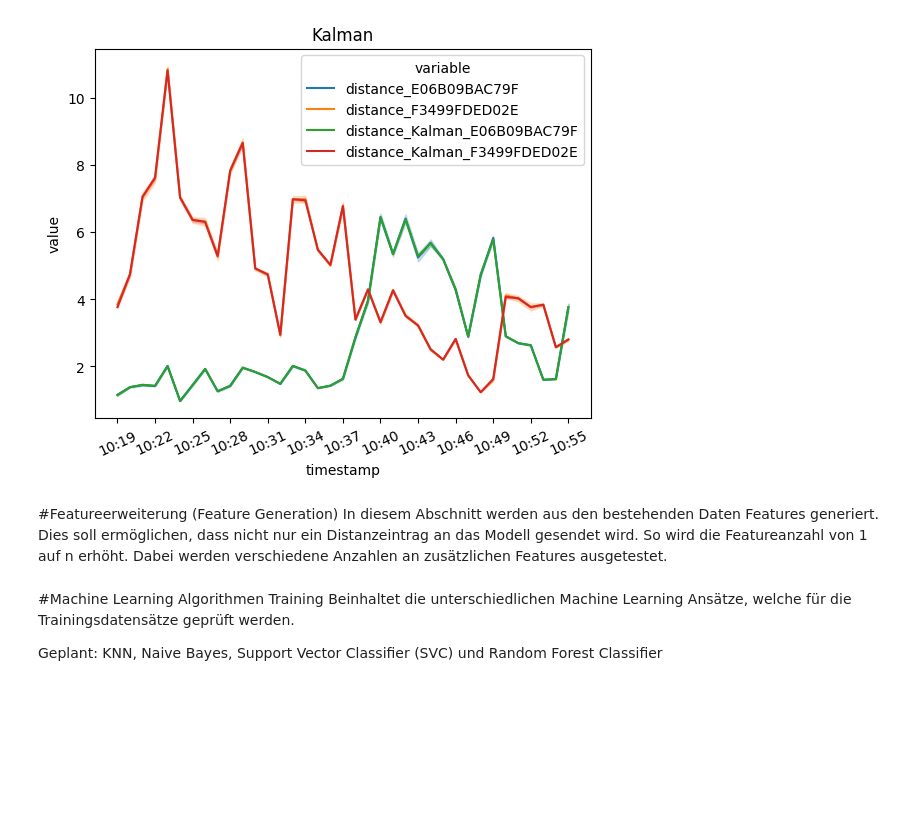
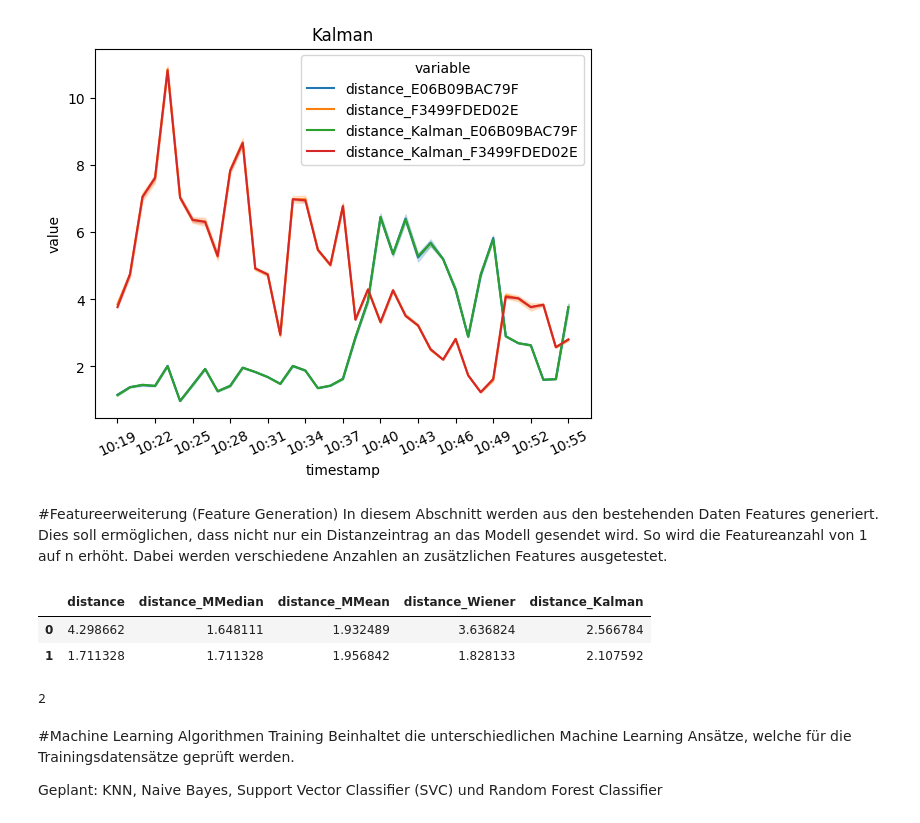
Before and after one commit to wagneced/IndoorTrackingML, a Jupyter notebook: IndoorTrackingML.ipynb, the cells around one changed output. Drawn from its saved outputs; the diff is of its cells as text; code cells hidden in the pictures; blank space fills up the shorter version.

Commit message:
Performance optimation (Feature Generation)
Enhancing of current solution for feature generating

```diff
--- a/IndoorTrackingML.ipynb
+++ b/IndoorTrackingML.ipynb
@@ -396,44 +396,3 @@ for key in dict_filter_distance_columns.keys():
 #Featureerweiterung (Feature Generation)
 In diesem Abschnitt werden aus den bestehenden Daten Features generiert. Dies soll ermöglichen, dass nicht nur ein Distanzeintrag an das Modell gesendet wird. So wird die Featureanzahl von 1 auf n erhöht.
 Dabei werden verschiedene Anzahlen an zusätzlichen Features ausgetestet.
-# %%
-#Just odd numbers as previos and following values are used for feature extension
-enlargement_size = 10
-featureCols = list(dict_filter_distance_columns.values())
-
-newDf = pd.DataFrame()
-
-for key in masterDict.keys():
-  df = masterDict.get(key).get('data')
-  for majorminor in df.majorminor.unique():
-
-    tempDf = df.loc[df.majorminor == majorminor].copy().reset_index()
-
-    lowerBoundry = enlargement_size
-    upperBoundry = len(tempDf)
-
-
-    for currentPosIndex in range(lowerBoundry,upperBoundry):
-      refTimestamp = tempDf.iloc[currentPosIndex].timestamp
-      refInRoom = tempDf.iloc[currentPosIndex].InRoom
-
-      for index in range(1,enlargement_size+1):
-
-        additionalFeatureIndex = currentPosIndex - index
-        #Abort current iteration as it should just use reference points within same label (InRoom)
-        if (refInRoom != tempDf.iloc[additionalFeatureIndex].InRoom):
-          continue
-        timediff = tempDf.iloc[additionalFeatureIndex].timestamp - refTimestamp
-
-        additonalCols = [sub +'-prev'+str(index) for sub in featureCols]
-        distances = tempDf.loc[tempDf.index == additionalFeatureIndex,featureCols]
-
-        tempDf.loc[tempDf.index == currentPosIndex,additonalCols] = distances.to_numpy()
-        tempDf.loc[tempDf.index == currentPosIndex,['timediff-prev'+str(index)]] = timediff
-    tempDf = tempDf.dropna()
-    if len(newDf) > 0:
-      newDf = pd.concat([newDf, tempDf], ignore_index=True)
-    else:
-      newDf = tempDf.copy()
-
-  masterDict[key]['extended_data'] = newDf
@@ -440,3 +467,14 @@ for key in masterDict.keys():
+# %%
+tempDf.reset_index(drop=True).iloc[0:2].loc[:,featureCols]
+# %% [output]
+|  | distance | distance_MMedian | distance_MMean | distance_Wiener | distance_Kalman |
+| 0 | 4.298662 | 1.648111 | 1.932489 | 3.636824 | 2.566784 |
+| 1 | 1.711328 | 1.711328 | 1.956842 | 1.828133 | 2.107592 |
+# %%
+test = [0,1,0,1,1,1]
+sum(test != refInRoom)
+# %% [output]
+2
 # %% [markdown]
 #Machine Learning Algorithmen Training
 Beinhaltet die unterschiedlichen Machine Learning Ansätze, welche für die Trainingsdatensätze geprüft werden.
```
Also changed, not shown: parts of 1 cell of this notebook.
